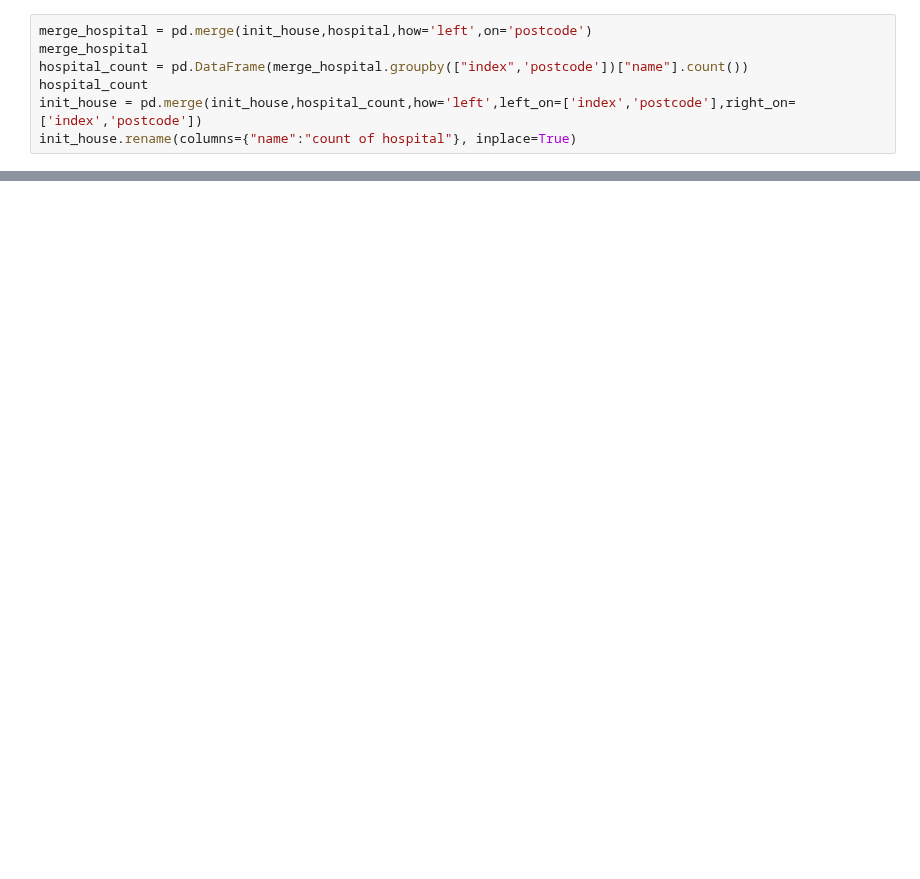
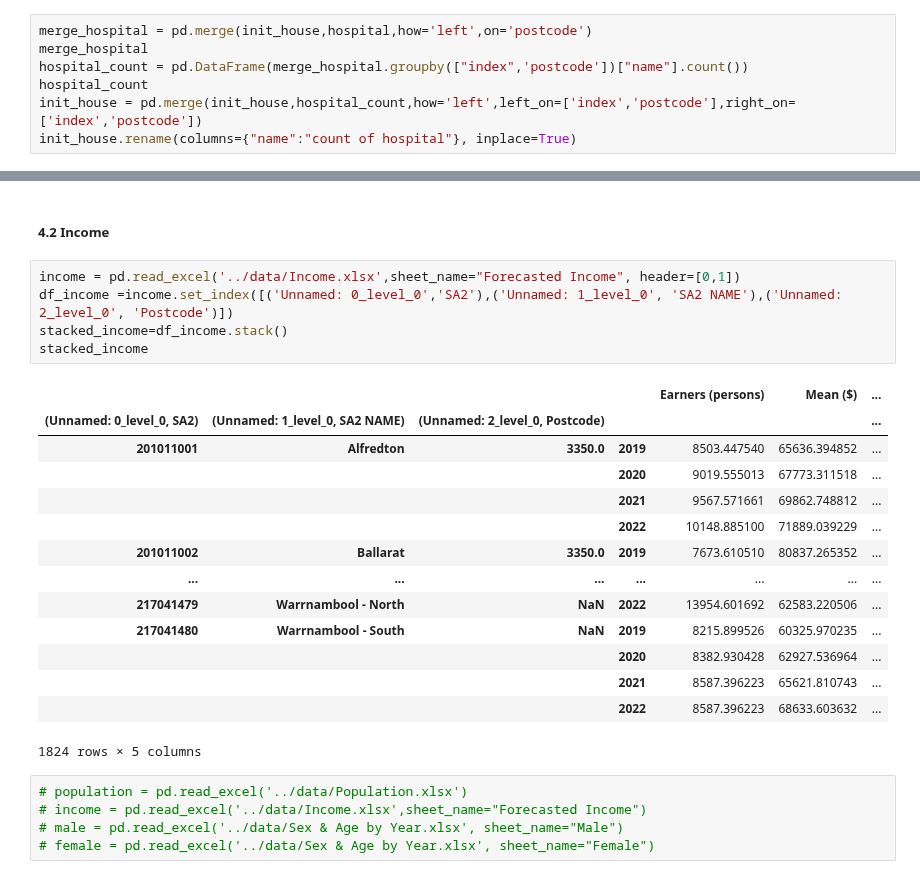
Before and after one commit to MAST30034-Applied-Data-Science/generic-real-estate-consulting-project-group-12, a Jupyter notebook: notebooks/merge.ipynb, the cells around one changed output, grey strips where cells are left out. Saved outputs shown, nothing was run; the diff lists cells and outputs as text; blank space fills up the shorter version.

```diff
--- a/notebooks/merge.ipynb
+++ b/notebooks/merge.ipynb
@@ -155,0 +259,27 @@ KeyError: 'postcode'
+# %% [markdown]
+##### 4.2 Income
+# %%
+income = pd.read_excel('../data/Income.xlsx',sheet_name="Forecasted Income", header=[0,1])
+df_income =income.set_index([('Unnamed: 0_level_0','SA2'),('Unnamed: 1_level_0', 'SA2 NAME'),('Unnamed: 2_level_0', 'Postcode')])
+stacked_income=df_income.stack()
+stacked_income
+# %% [output]
+|  |  |  |  | Earners (persons) | Mean ($) | ... |
+| (Unnamed: 0_level_0, SA2) | (Unnamed: 1_level_0, SA2 NAME) | (Unnamed: 2_level_0, Postcode) |  |  |  | ... |
+| 201011001 | Alfredton | 3350.0 | 2019 | 8503.447540 | 65636.394852 | ... |
+|  |  |  | 2020 | 9019.555013 | 67773.311518 | ... |
+|  |  |  | 2021 | 9567.571661 | 69862.748812 | ... |
+|  |  |  | 2022 | 10148.885100 | 71889.039229 | ... |
+| 201011002 | Ballarat | 3350.0 | 2019 | 7673.610510 | 80837.265352 | ... |
+| ... | ... | ... | ... | ... | ... | ... |
+| 217041479 | Warrnambool - North | NaN | 2022 | 13954.601692 | 62583.220506 | ... |
+| 217041480 | Warrnambool - South | NaN | 2019 | 8215.899526 | 60325.970235 | ... |
+|  |  |  | 2020 | 8382.930428 | 62927.536964 | ... |
+|  |  |  | 2021 | 8587.396223 | 65621.810743 | ... |
+|  |  |  | 2022 | 8587.396223 | 68633.603632 | ... |
+1824 rows × 5 columns
+# %%
+# population = pd.read_excel('../data/Population.xlsx')
+# income = pd.read_excel('../data/Income.xlsx',sheet_name="Forecasted Income")
+# male = pd.read_excel('../data/Sex & Age by Year.xlsx', sheet_name="Male")
+# female = pd.read_excel('../data/Sex & Age by Year.xlsx', sheet_name="Female")
```
Also changed, not shown: parts of 29 cells of this notebook, 3 other files.
